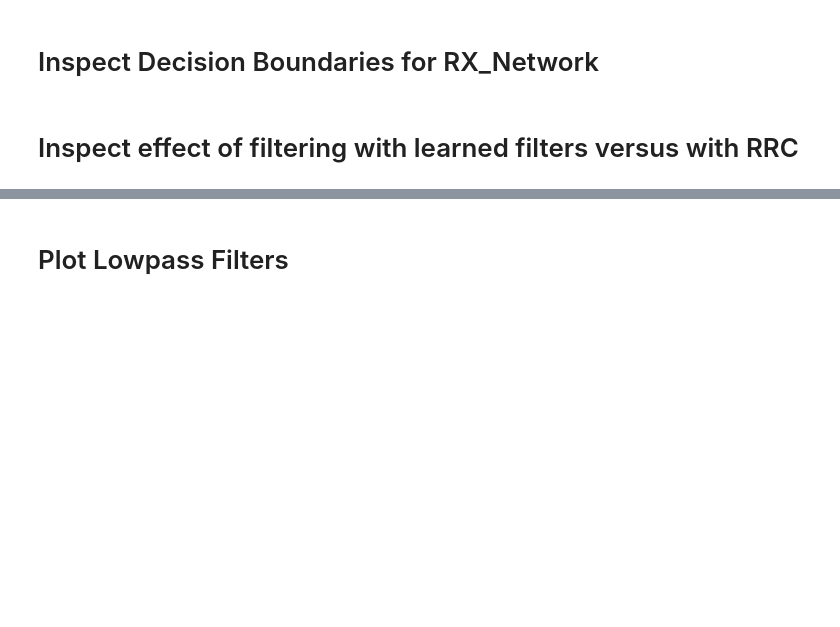
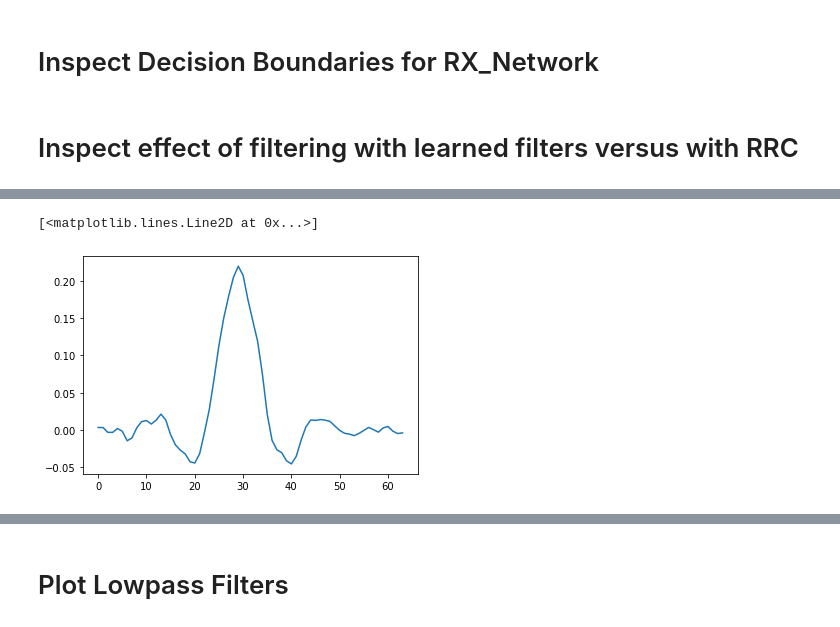
Before and after one commit to FaxMan1/Master-Thesis, a Jupyter notebook: Jupyter/main_CS.ipynb, the cells around one changed output, grey strips where cells are left out. Saved outputs shown, nothing was run; the diff lists cells and outputs as text; code cells hidden in the pictures; blank space fills up the shorter version.

```diff
--- a/Jupyter/main_CS.ipynb
+++ b/Jupyter/main_CS.ipynb
@@ -273,0 +300,7 @@ plt.show()
+# %%
+net = torch.load('../Conv1DModels/RX_Network')
+lf_good = list(net.parameters())[0].detach()[0][0].numpy()
+plt.plot(lf_good)
+# %% [output]
+[<matplotlib.lines.Line2D at 0x...>]
+[figure, added]
```
Also changed, not shown: parts of 12 cells of this notebook, 2 other files.
